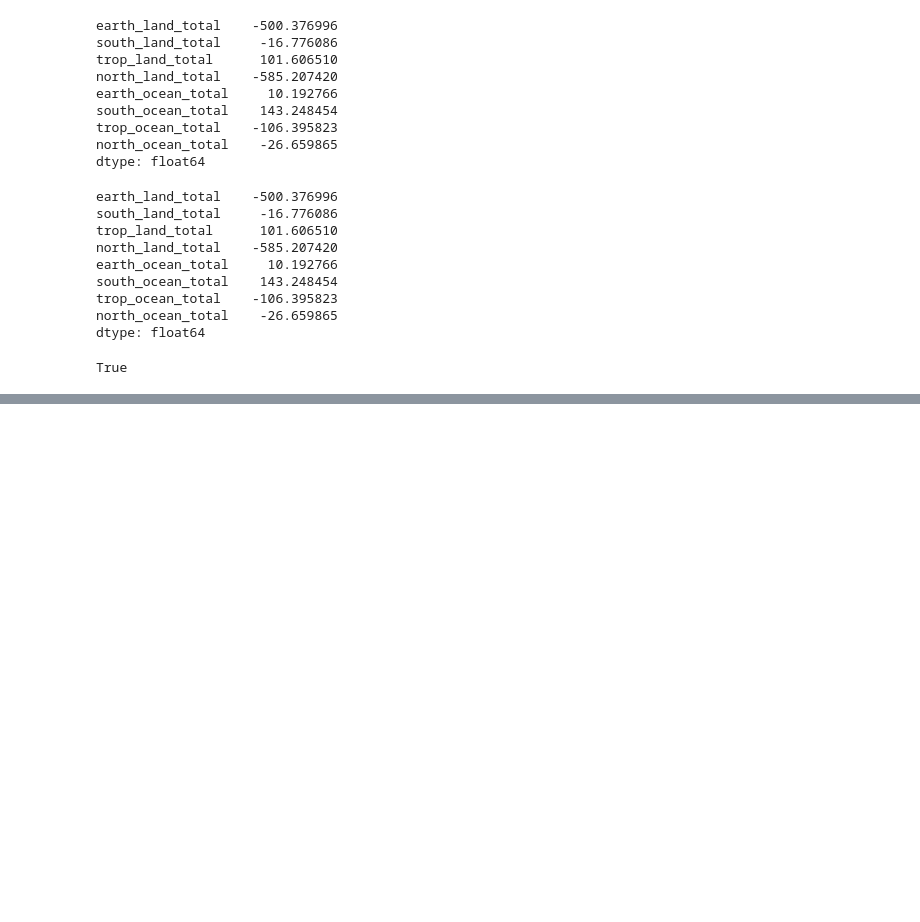
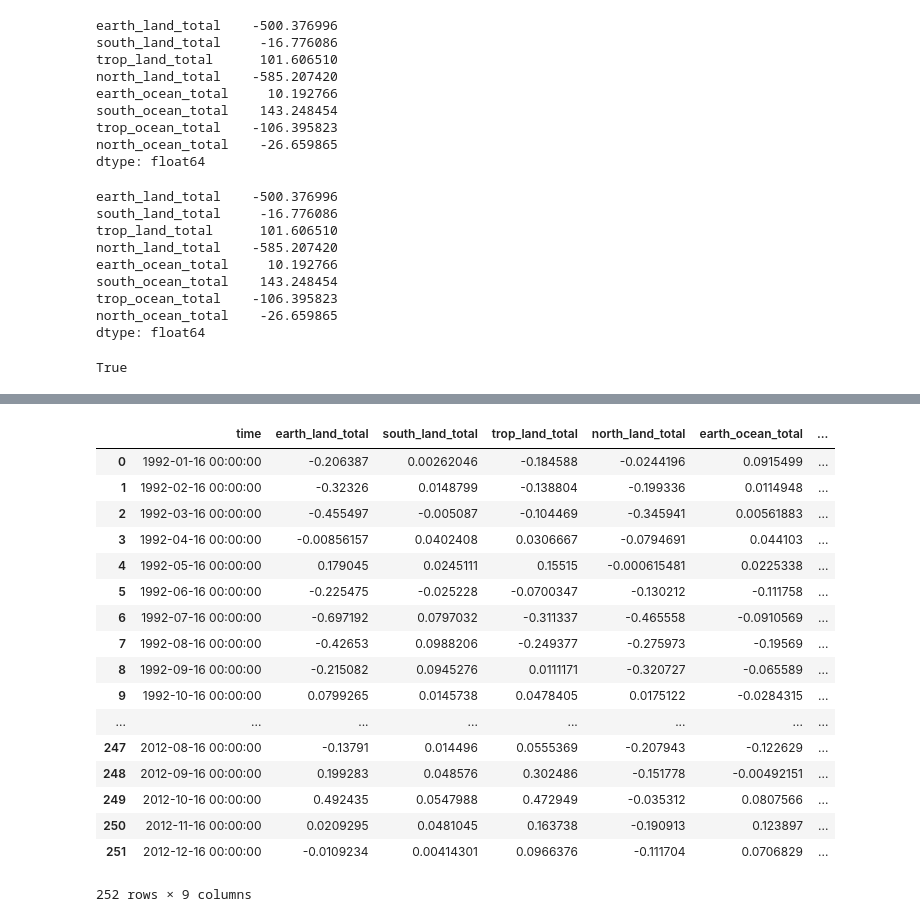
Before and after one commit to rursino/carbon-cycle-feedbacks, a Jupyter notebook: Peylin_flux/Notebooks/Intro.ipynb, the cells around one changed output, grey strips where cells are left out. Cells and saved outputs as stored; diff of their text form; code cells hidden in the pictures; blank space fills up the shorter version.

```diff
--- a/Peylin_flux/Notebooks/Intro.ipynb
+++ b/Peylin_flux/Notebooks/Intro.ipynb
@@ -728,0 +847,22 @@ True
+# %%
+final = ea.spatial_integration(Rayner,['Terrestrial_flux', 'ocean'])
+final
+# %% [output]
+|  | time | earth_land_total | south_land_total | trop_land_total | north_land_total | earth_ocean_total | ... |
+| 0 | 1992-01-16 00:00:00 | -0.206387 | 0.00262046 | -0.184588 | -0.0244196 | 0.0915499 | ... |
+| 1 | 1992-02-16 00:00:00 | -0.32326 | 0.0148799 | -0.138804 | -0.199336 | 0.0114948 | ... |
+| 2 | 1992-03-16 00:00:00 | -0.455497 | -0.005087 | -0.104469 | -0.345941 | 0.00561883 | ... |
+| 3 | 1992-04-16 00:00:00 | -0.00856157 | 0.0402408 | 0.0306667 | -0.0794691 | 0.044103 | ... |
+| 4 | 1992-05-16 00:00:00 | 0.179045 | 0.0245111 | 0.15515 | -0.000615481 | 0.0225338 | ... |
+| 5 | 1992-06-16 00:00:00 | -0.225475 | -0.025228 | -0.0700347 | -0.130212 | -0.111758 | ... |
+| 6 | 1992-07-16 00:00:00 | -0.697192 | 0.0797032 | -0.311337 | -0.465558 | -0.0910569 | ... |
+| 7 | 1992-08-16 00:00:00 | -0.42653 | 0.0988206 | -0.249377 | -0.275973 | -0.19569 | ... |
+| 8 | 1992-09-16 00:00:00 | -0.215082 | 0.0945276 | 0.0111171 | -0.320727 | -0.065589 | ... |
+| 9 | 1992-10-16 00:00:00 | 0.0799265 | 0.0145738 | 0.0478405 | 0.0175122 | -0.0284315 | ... |
+| ... | ... | ... | ... | ... | ... | ... | ... |
+| 247 | 2012-08-16 00:00:00 | -0.13791 | 0.014496 | 0.0555369 | -0.207943 | -0.122629 | ... |
+| 248 | 2012-09-16 00:00:00 | 0.199283 | 0.048576 | 0.302486 | -0.151778 | -0.00492151 | ... |
+| 249 | 2012-10-16 00:00:00 | 0.492435 | 0.0547988 | 0.472949 | -0.035312 | 0.0807566 | ... |
+| 250 | 2012-11-16 00:00:00 | 0.0209295 | 0.0481045 | 0.163738 | -0.190913 | 0.123897 | ... |
+| 251 | 2012-12-16 00:00:00 | -0.0109234 | 0.00414301 | 0.0966376 | -0.111704 | 0.0706829 | ... |
+252 rows × 9 columns
```
Also changed, not shown: parts of 12 cells of this notebook, 1 other file.
